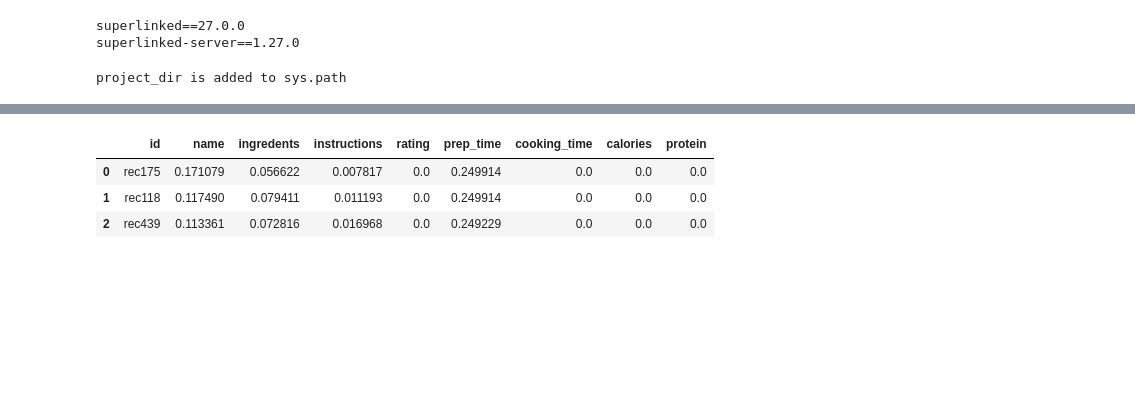
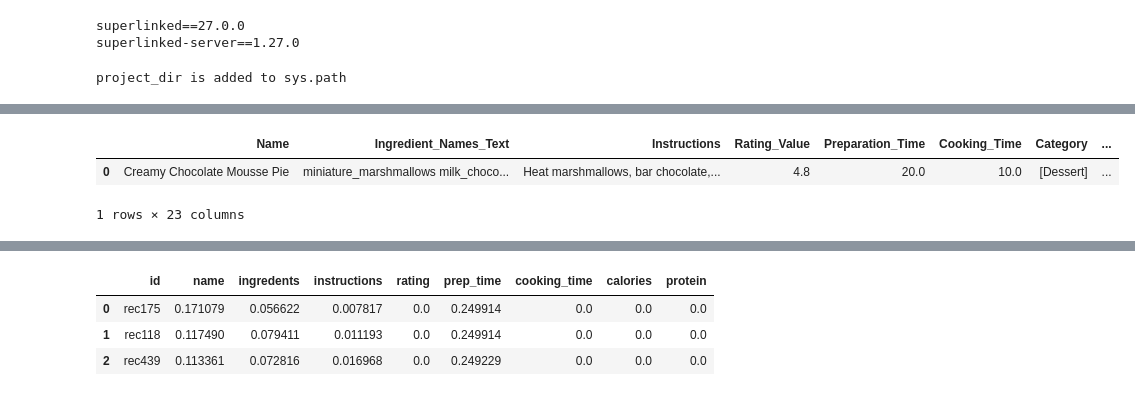
Before and after one commit to tatankam/sherlockrecipes, a Jupyter notebook: notebooks/superlinked_qdrant_recipes.ipynb, the cells around one changed output, grey strips where cells are left out. Saved outputs shown, nothing was run; the diff lists cells and outputs as text; code cells hidden in the pictures; blank space fills up the shorter version.

```diff
--- a/notebooks/superlinked_qdrant_recipes.ipynb
+++ b/notebooks/superlinked_qdrant_recipes.ipynb
@@ -73,0 +74,17 @@ app = executor.run()
+# %%
+params = {
+    #"natural_query": "quick vegan desserts from Indian cuisine",
+    "natural_query": "quick dessert with chocolate from French cuisine",
+    "limit": 3,
+}
+
+result = app.query(query, **params)
+
+# sl.PandasConverter.to_pandas(result)
+# Print search parameters and convert results to pandas DataFrame
+# Show all rows
+
+print(result.metadata.search_params)
+df = sl.PandasConverter.to_pandas(result)
+df
+# %% [output]
@@ -73,0 +97,3 @@ app = executor.run()
+|  | Name | Ingredient_Names_Text | Instructions | Rating_Value | Preparation_Time | Cooking_Time | Category | ... |
+| 0 | Creamy Chocolate Mousse Pie | miniature_marshmallows milk_choco... | Heat marshmallows, bar chocolate,... | 4.8 | 20.0 | 10.0 | [Dessert] | ... |
+1 rows × 23 columns
```
Also changed, not shown: parts of 7 cells of this notebook.
